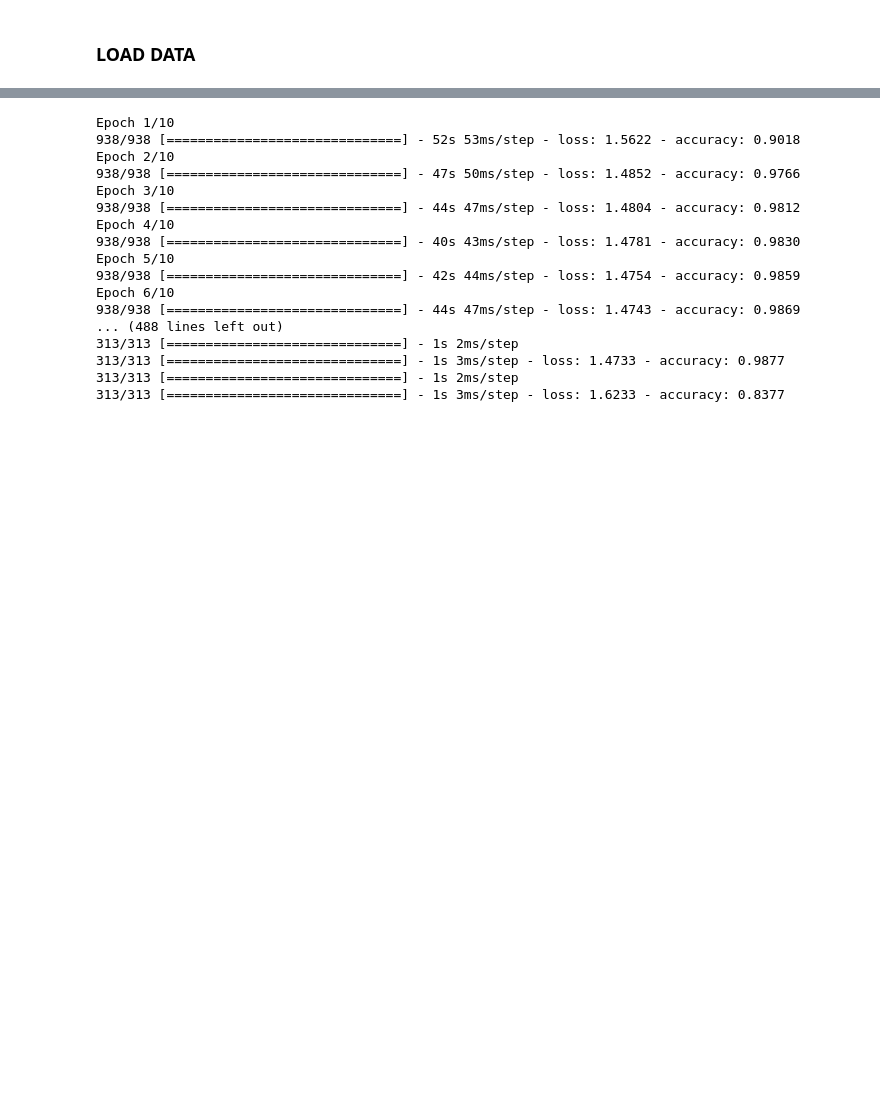
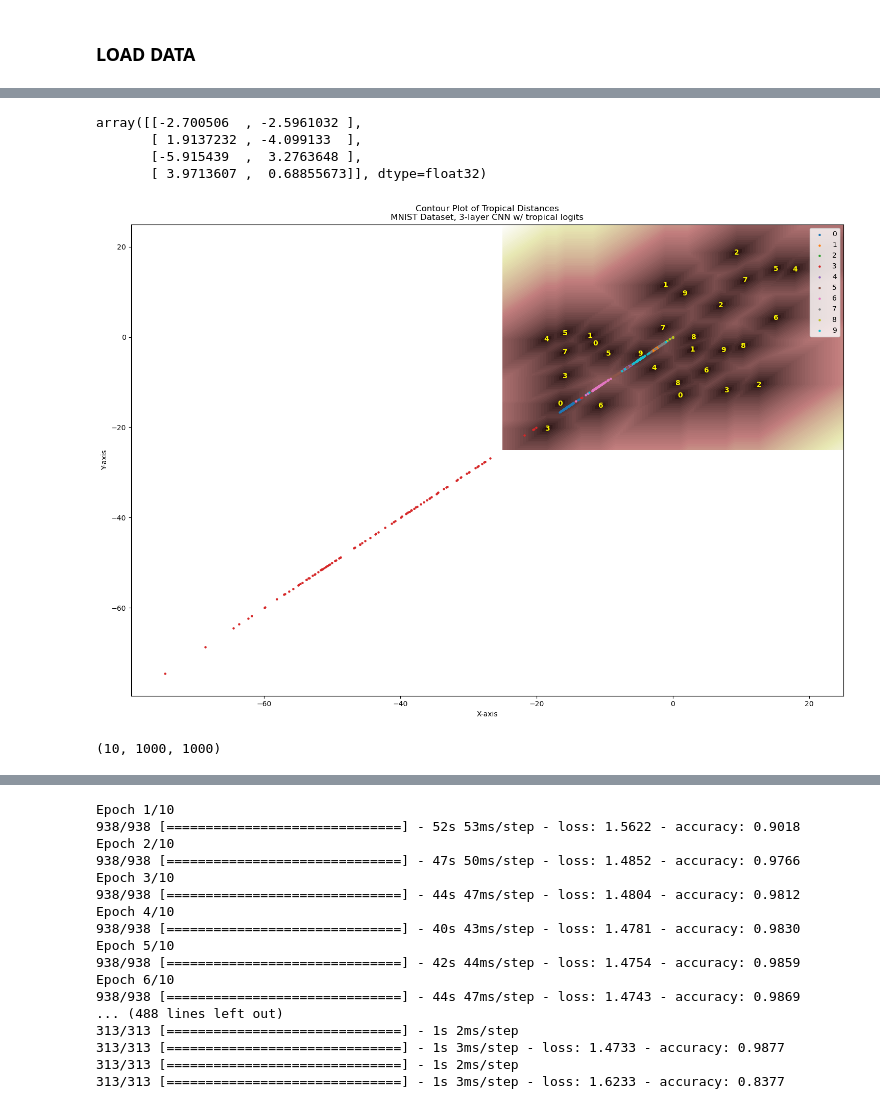
Before and after one commit to deryk96/TropicalNN, a Jupyter notebook: MNIST_convolutional_tests.ipynb, the cells around one changed output, grey strips where cells are left out. Cells and saved outputs as stored; diff of their text form; code cells hidden in the pictures; blank space fills up the shorter version.

```diff
--- a/MNIST_convolutional_tests.ipynb
+++ b/MNIST_convolutional_tests.ipynb
@@ -49,0 +105,5 @@ trop_conv3layer_manyAverageLogits model built. Elapsed time: 524.57 seconds | 8.
+# %%
+from functions.models import trop_conv3layer_logits
+
+trop_model = trop_conv3layer_logits(x_train, y_train, initializer_w = BimodalNormalInitializer(5, 0,0), lam=100)
+trop_model.evaluate(x_test, y_test)
@@ -50,3 +220,71 @@ trop_conv3layer_manyAverageLogits model built. Elapsed time: 524.57 seconds | 8.
+# %%
+trop_model.get_layer('trop_embed_max_min_logits').get_weights()[0]
+# %% [output]
+array([[-2.700506  , -2.5961032 ],
+       [ 1.9137232 , -4.099133  ],
+       [-5.915439  ,  3.2763648 ],
+       [ 3.9713607 ,  0.68855673]], dtype=float32)
+# %%
+import numpy as np
+import matplotlib.pyplot as plt
+from scipy.spatial import Voronoi, voronoi_plot_2d
+import pandas as pd
+
+file_start = "C:\\Users\\kurtp\\OneDrive - Naval Postgraduate School\\Desktop\\NPS School Work\\Thesis"
+datasets = [pd.read_csv(f"outputs_class_{i}.csv") for i in range(10)]
+
+points = np.genfromtxt('last_custom_layer_weights.csv', delimiter=',')
+biases = np.genfromtxt('last_custom_layer_biases.csv', delimiter=',')
+#print(points.shape, biases.shape)
+num_points = points.shape[0]
+#print(biases)
+# Creating a grid of points
+limmy = 25
+x = np.linspace(-limmy, limmy, 1000)  # Define the x-axis range
+y = np.linspace(-limmy, limmy, 1000)  # Define the y-axis range
+X, Y = np.meshgrid(x, y)  # Create a grid of x, y values
+
+distances = np.zeros((num_points, X.shape[0], X.shape[1]))
+zero_vector = np.zeros((X.shape[0], X.shape[1]))
+for i, point in enumerate(points):
+    arr0 = X + (point[0] - point[1])
+    arr1 = Y + (point[2] - point[1])
+    distances[i] = np.maximum(np.maximum(arr0, arr1), zero_vector) - np.minimum(np.minimum(arr0, arr1), zero_vector)# + biases[i]
+
+distances2 = np.zeros((10, 1000, 1000))
+p = 3
+for i in range(10):
+    distances2[i] = np.average(distances[i*p:i*p+p], axis=0)
+    #distances2[i] = distances2[i] - np.min(distances2[i])
+    #print(np.min(distances2[i]))
+plt.figure(figsize=(18,12))
+plt.contourf(X, Y, np.min(distances, axis=0), levels=100, cmap='pink')  # Contour plot
+
+i = 0
+for df in datasets:
+    plt.scatter((df['0']-df['1']), (df['2']-df['1']), label=i, s=5)
+    i += 1
+class_num = 0
+for i, point in enumerate(points):
+    if i!= 0 and i % p == 0:
+        class_num += 1
+    if class_num == 1:
+        label_fw = class_num
+    else:
+        label_fw = class_num#"-"
+    plt.text(-(point[0]-point[1]), -(point[2]-point[1]), label_fw, fontsize=10, ha='center', va='center', weight='bold', color='yellow')
+#plt.scatter(points[:, 0], points[:, 1], c='yellow', s=80, edgecolors='black')  # Scatter plot for points
+plt.legend()
+plt.xlabel('X-axis')
+plt.ylabel('Y-axis')
+plt.title('Contour Plot of Tropical Distances\nMNIST Dataset, 3-layer CNN w/ tropical logits')
+plt.show()
+# %% [output]
+[figure, added]
+# %%
+distances[0:10].shape
+# %% [output]
+(10, 1000, 1000)
 # %%
 from functions.models import trop_conv3layer_manyMaxLogits
 
```
Also changed, not shown: parts of 16 cells of this notebook, 38 other files.
